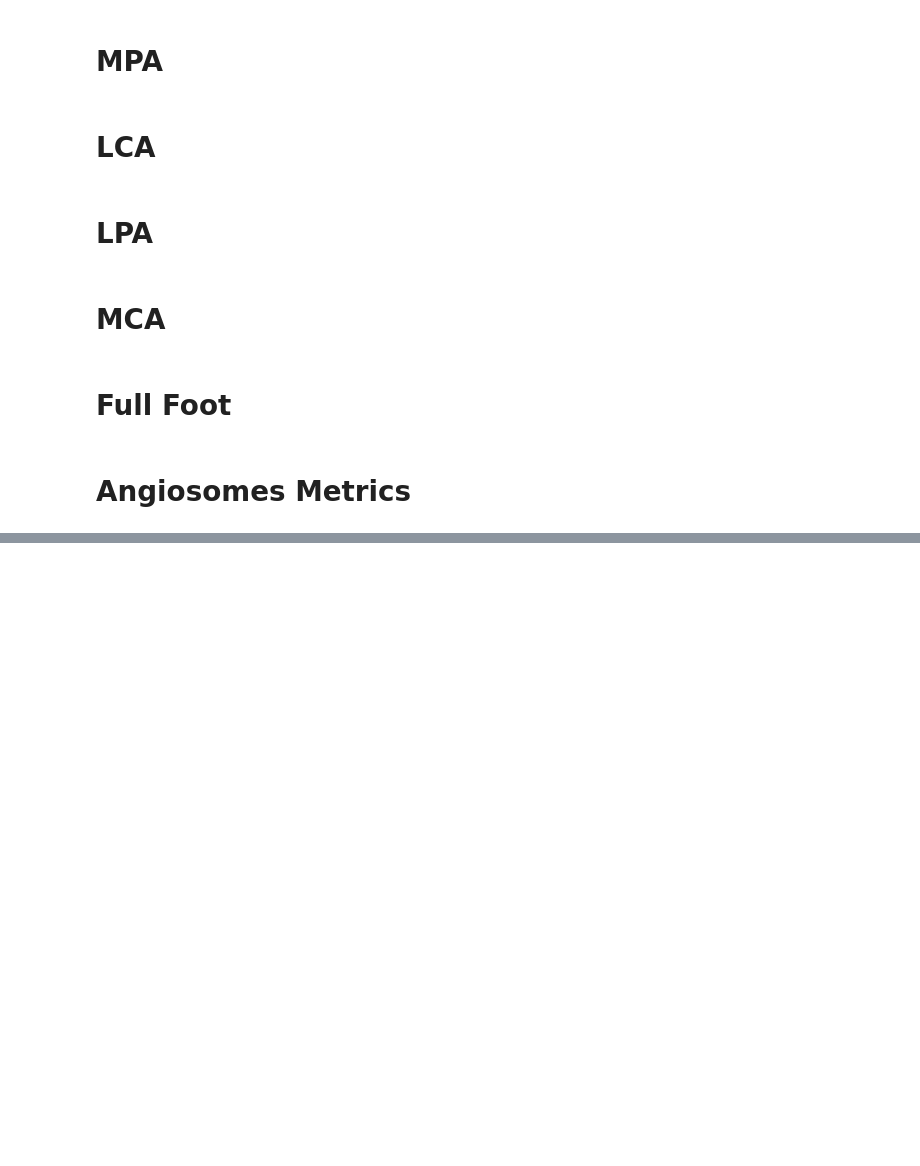
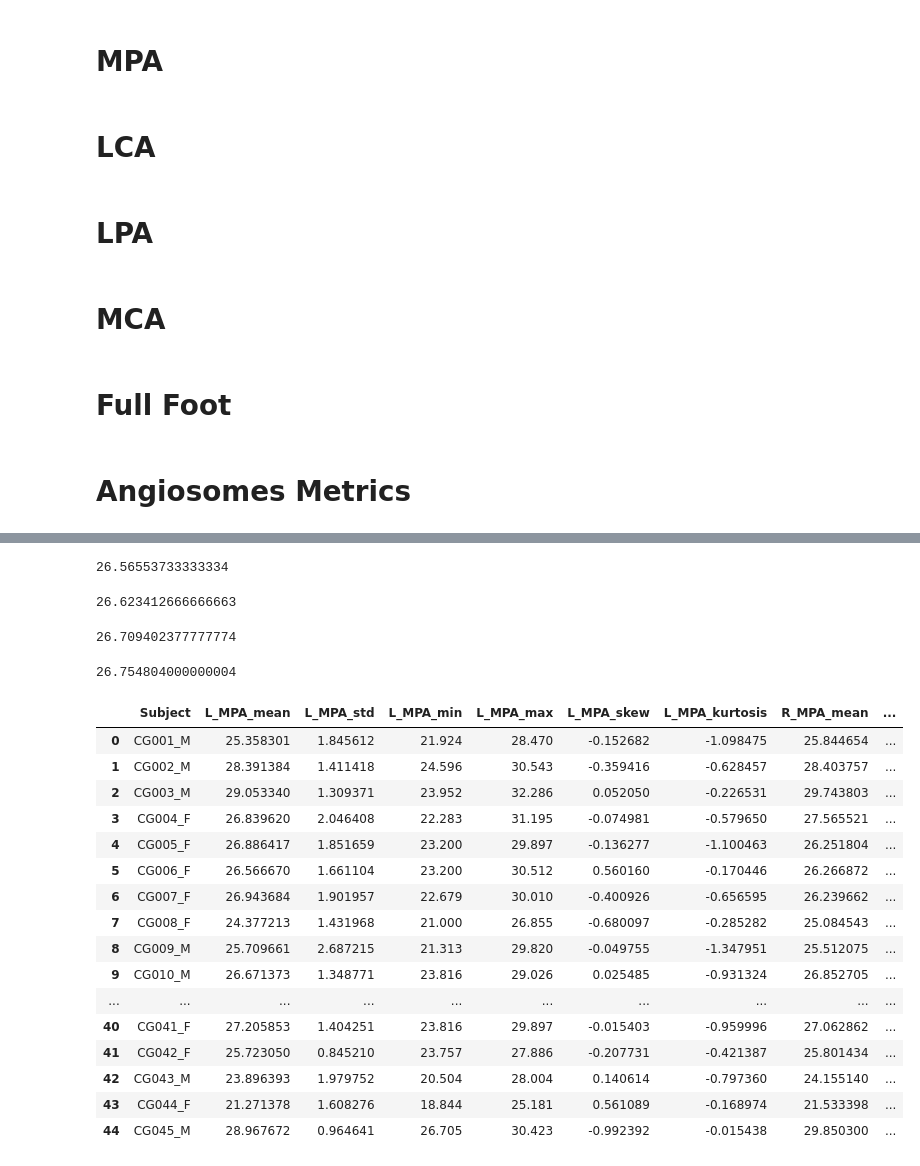
Before and after one commit to mt4sd/DFUFeatureRankingByVariationalDropout, a Jupyter notebook: test.ipynb, the cells around one changed output, grey strips where cells are left out. Drawn from its saved outputs; the diff is of its cells as text; code cells hidden in the pictures; blank space fills up the shorter version.

```diff
--- a/test.ipynb
+++ b/test.ipynb
@@ -186,0 +212,40 @@ df.to_csv('data/Angiosomes_Metrics.csv', index=False)
+# %%
+df = pd.read_csv('data/LCA/L_LCA_metrics.csv')
+df.iloc[:, 1].mean()
+# %% [output]
+26.56553733333334
+# %%
+df = pd.read_csv('data/LCA/R_LCA_metrics.csv')
+df.iloc[:, 1].mean()
+# %% [output]
+26.623412666666663
+# %%
+df1 = pd.read_csv('data/MPA/L_MPA_metrics.csv')
+df1.iloc[:, 1].mean()
+# %% [output]
+26.709402377777774
+# %%
+df2 = pd.read_csv('data/MPA/R_MPA_metrics.csv')
+df2.iloc[:, 1].mean()
+# %% [output]
+26.754804000000004
+# %%
+pd.merge(df1, df2, on='Subject')
+# %% [output]
+|  | Subject | L_MPA_mean | L_MPA_std | L_MPA_min | L_MPA_max | L_MPA_skew | L_MPA_kurtosis | R_MPA_mean | ... |
+| 0 | CG001_M | 25.358301 | 1.845612 | 21.924 | 28.470 | -0.152682 | -1.098475 | 25.844654 | ... |
+| 1 | CG002_M | 28.391384 | 1.411418 | 24.596 | 30.543 | -0.359416 | -0.628457 | 28.403757 | ... |
+| 2 | CG003_M | 29.053340 | 1.309371 | 23.952 | 32.286 | 0.052050 | -0.226531 | 29.743803 | ... |
+| 3 | CG004_F | 26.839620 | 2.046408 | 22.283 | 31.195 | -0.074981 | -0.579650 | 27.565521 | ... |
+| 4 | CG005_F | 26.886417 | 1.851659 | 23.200 | 29.897 | -0.136277 | -1.100463 | 26.251804 | ... |
+| 5 | CG006_F | 26.566670 | 1.661104 | 23.200 | 30.512 | 0.560160 | -0.170446 | 26.266872 | ... |
+| 6 | CG007_F | 26.943684 | 1.901957 | 22.679 | 30.010 | -0.400926 | -0.656595 | 26.239662 | ... |
+| 7 | CG008_F | 24.377213 | 1.431968 | 21.000 | 26.855 | -0.680097 | -0.285282 | 25.084543 | ... |
+| 8 | CG009_M | 25.709661 | 2.687215 | 21.313 | 29.820 | -0.049755 | -1.347951 | 25.512075 | ... |
+| 9 | CG010_M | 26.671373 | 1.348771 | 23.816 | 29.026 | 0.025485 | -0.931324 | 26.852705 | ... |
+| ... | ... | ... | ... | ... | ... | ... | ... | ... | ... |
+| 40 | CG041_F | 27.205853 | 1.404251 | 23.816 | 29.897 | -0.015403 | -0.959996 | 27.062862 | ... |
+| 41 | CG042_F | 25.723050 | 0.845210 | 23.757 | 27.886 | -0.207731 | -0.421387 | 25.801434 | ... |
+| 42 | CG043_M | 23.896393 | 1.979752 | 20.504 | 28.004 | 0.140614 | -0.797360 | 24.155140 | ... |
+| 43 | CG044_F | 21.271378 | 1.608276 | 18.844 | 25.181 | 0.561089 | -0.168974 | 21.533398 | ... |
+| 44 | CG045_M | 28.967672 | 0.964641 | 26.705 | 30.423 | -0.992392 | -0.015438 | 29.850300 | ... |
```
Also changed, not shown: parts of 14 cells of this notebook.
